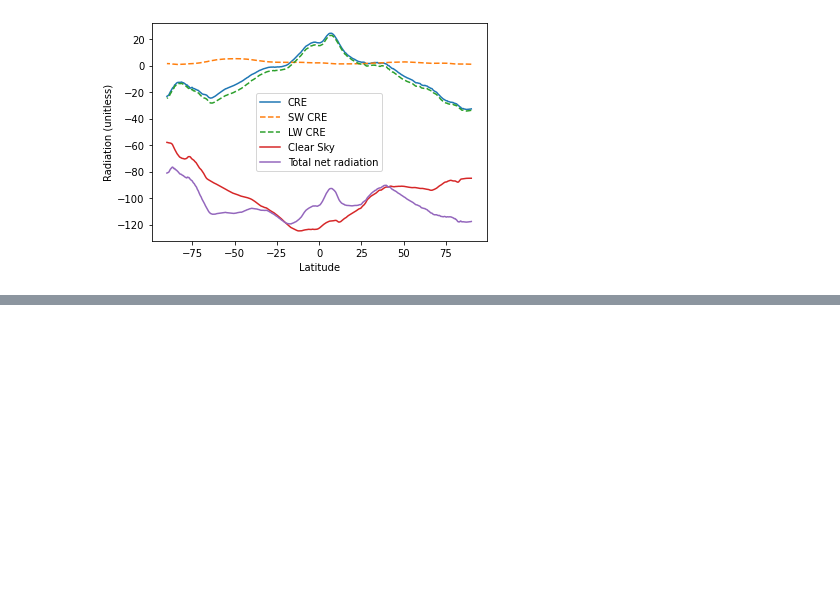
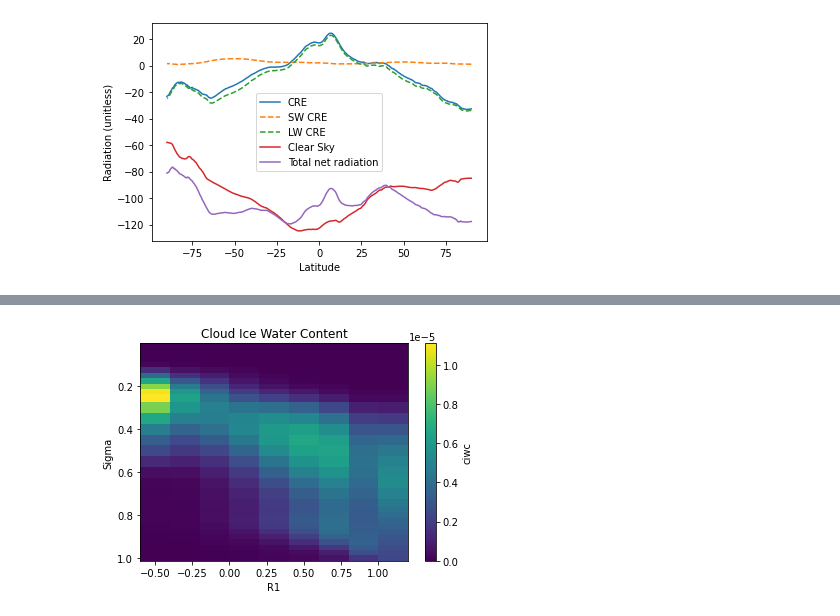
Before and after one commit to margueriti/rossbypalooza2022_CRE, a Jupyter notebook: test_liuxhy.ipynb, the cells around one changed output, grey strips where cells are left out. Saved outputs shown, nothing was run; the diff lists cells and outputs as text; code cells hidden in the pictures; blank space fills up the shorter version.

```diff
--- a/test_liuxhy.ipynb
+++ b/test_liuxhy.ipynb
@@ -163,0 +183,16 @@ np.size(lon)
+# %%
+filesource = '/project2/rossby/group11/ciwc_1979_2021_mean.nc'
+with xr.open_dataset(filesource) as ds:
+    ds['level'] = ds.level/1000
+    ciwc = ds['ciwc']
+# %%
+bins = np.arange(-0.6,1.4,0.2)
+ciwc_binned = ciwc.groupby_bins(R1,bins).mean()
+# %%
+ax = ciwc_binned.plot()
+plt.title("Cloud Ice Water Content")
+plt.xlabel("R1")
+plt.ylabel("Sigma")
+plt.gca().invert_yaxis()
+# %% [output]
+[figure, added]
```
Also changed, not shown: parts of 14 cells of this notebook, 1 other file.
